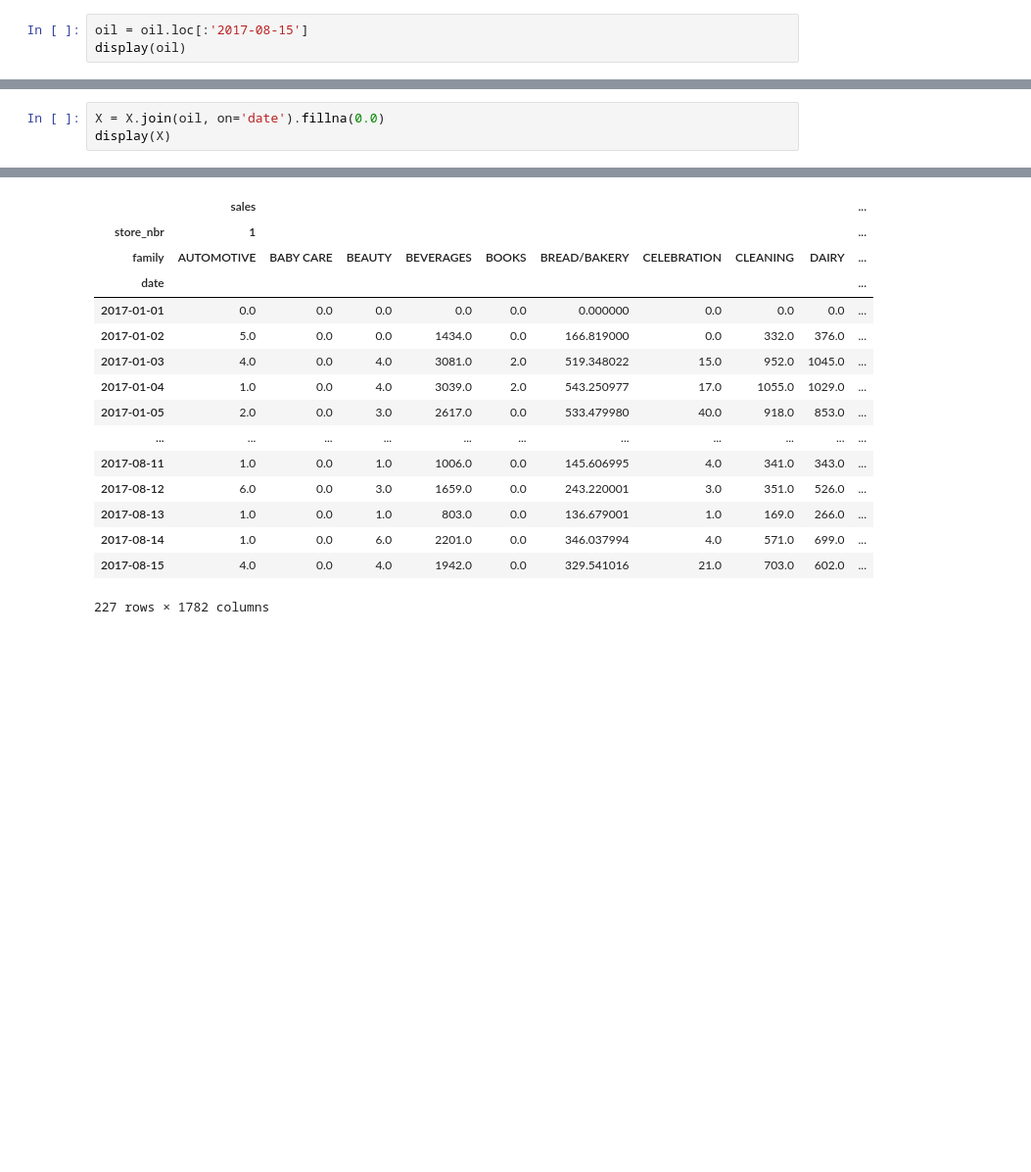
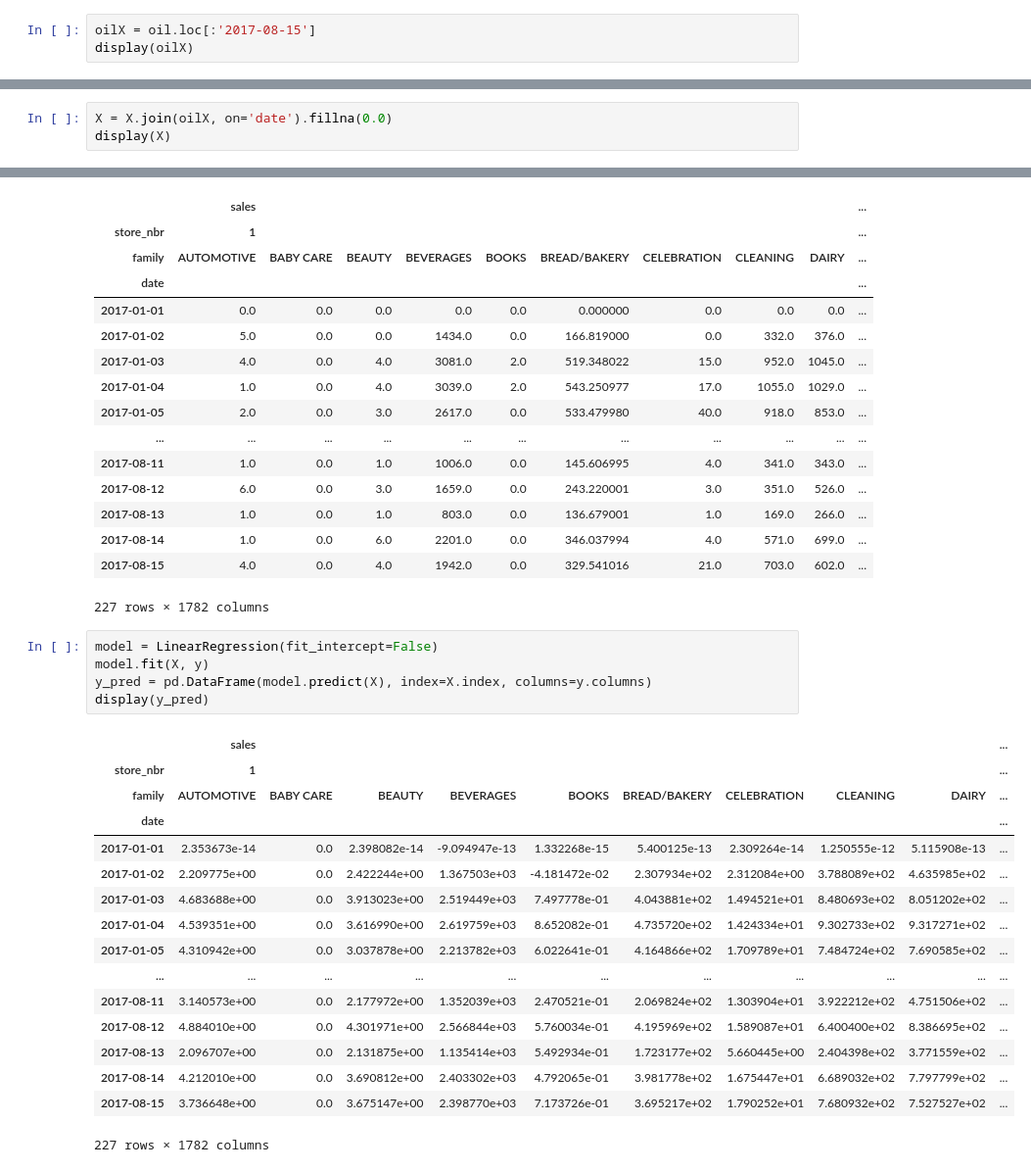
Before and after one commit to taaha/store-sales-forecast, a Jupyter notebook: sale-forecast_1.ipynb, the cells around one changed output, grey strips where cells are left out. Shown at 98% size. Saved outputs shown, nothing was run; the diff lists cells and outputs as text; blank space fills up the shorter version.

```diff
--- a/sale-forecast_1.ipynb
+++ b/sale-forecast_1.ipynb
@@ -379,8 +379,8 @@ display(X)
 # %% [markdown]
 # Adding Oil
 # %%
-oil = oil.loc[:'2017-08-15']
-display(oil)
+oilX = oil.loc[:'2017-08-15']
+display(oilX)
 # %% [output]
 |  | dcoilwtico |
 | date |  |
@@ -415,7 +415,7 @@ display(oil)
 | 2017-08-15 | -0.791645 |
 1206 rows × 1 columns
 # %%
-X = X.join(oil, on='date').fillna(0.0)
+X = X.join(oilX, on='date').fillna(0.0)
 display(X)
 # %% [output]
 |  | const | s(2,7) | s(3,7) | s(4,7) | s(5,7) | s(6,7) | s(7,7) | sin(1,freq=M) | cos(1,freq=M) | ... |
@@ -541,3 +541,25 @@ display(y)
 | 2017-08-14 | 1.0 | 0.0 | 6.0 | 2201.0 | 0.0 | 346.037994 | 4.0 | 571.0 | 699.0 | ... |
 | 2017-08-15 | 4.0 | 0.0 | 4.0 | 1942.0 | 0.0 | 329.541016 | 21.0 | 703.0 | 602.0 | ... |
 227 rows × 1782 columns
+# %%
+model = LinearRegression(fit_intercept=False)
+model.fit(X, y)
+y_pred = pd.DataFrame(model.predict(X), index=X.index, columns=y.columns)
+display(y_pred)
+# %% [output]
+|  | sales |  |  |  |  |  |  |  |  | ... |
+| store_nbr | 1 |  |  |  |  |  |  |  |  | ... |
+| family | AUTOMOTIVE | BABY CARE | BEAUTY | BEVERAGES | BOOKS | BREAD/BAKERY | CELEBRATION | CLEANING | DAIRY | ... |
+| date |  |  |  |  |  |  |  |  |  | ... |
+| 2017-01-01 | 2.353673e-14 | 0.0 | 2.398082e-14 | -9.094947e-13 | 1.332268e-15 | 5.400125e-13 | 2.309264e-14 | 1.250555e-12 | 5.115908e-13 | ... |
+| 2017-01-02 | 2.209775e+00 | 0.0 | 2.422244e+00 | 1.367503e+03 | -4.181472e-02 | 2.307934e+02 | 2.312084e+00 | 3.788089e+02 | 4.635985e+02 | ... |
+| 2017-01-03 | 4.683688e+00 | 0.0 | 3.913023e+00 | 2.519449e+03 | 7.497778e-01 | 4.043881e+02 | 1.494521e+01 | 8.480693e+02 | 8.051202e+02 | ... |
+| 2017-01-04 | 4.539351e+00 | 0.0 | 3.616990e+00 | 2.619759e+03 | 8.652082e-01 | 4.735720e+02 | 1.424334e+01 | 9.302733e+02 | 9.317271e+02 | ... |
+| 2017-01-05 | 4.310942e+00 | 0.0 | 3.037878e+00 | 2.213782e+03 | 6.022641e-01 | 4.164866e+02 | 1.709789e+01 | 7.484724e+02 | 7.690585e+02 | ... |
+| ... | ... | ... | ... | ... | ... | ... | ... | ... | ... | ... |
+| 2017-08-11 | 3.140573e+00 | 0.0 | 2.177972e+00 | 1.352039e+03 | 2.470521e-01 | 2.069824e+02 | 1.303904e+01 | 3.922212e+02 | 4.751506e+02 | ... |
+| 2017-08-12 | 4.884010e+00 | 0.0 | 4.301971e+00 | 2.566844e+03 | 5.760034e-01 | 4.195969e+02 | 1.589087e+01 | 6.400400e+02 | 8.386695e+02 | ... |
+| 2017-08-13 | 2.096707e+00 | 0.0 | 2.131875e+00 | 1.135414e+03 | 5.492934e-01 | 1.723177e+02 | 5.660445e+00 | 2.404398e+02 | 3.771559e+02 | ... |
+| 2017-08-14 | 4.212010e+00 | 0.0 | 3.690812e+00 | 2.403302e+03 | 4.792065e-01 | 3.981778e+02 | 1.675447e+01 | 6.689032e+02 | 7.797799e+02 | ... |
+| 2017-08-15 | 3.736648e+00 | 0.0 | 3.675147e+00 | 2.398770e+03 | 7.173726e-01 | 3.695217e+02 | 1.790252e+01 | 7.680932e+02 | 7.527527e+02 | ... |
+227 rows × 1782 columns
```
Also changed, not shown: parts of 14 cells of this notebook.
